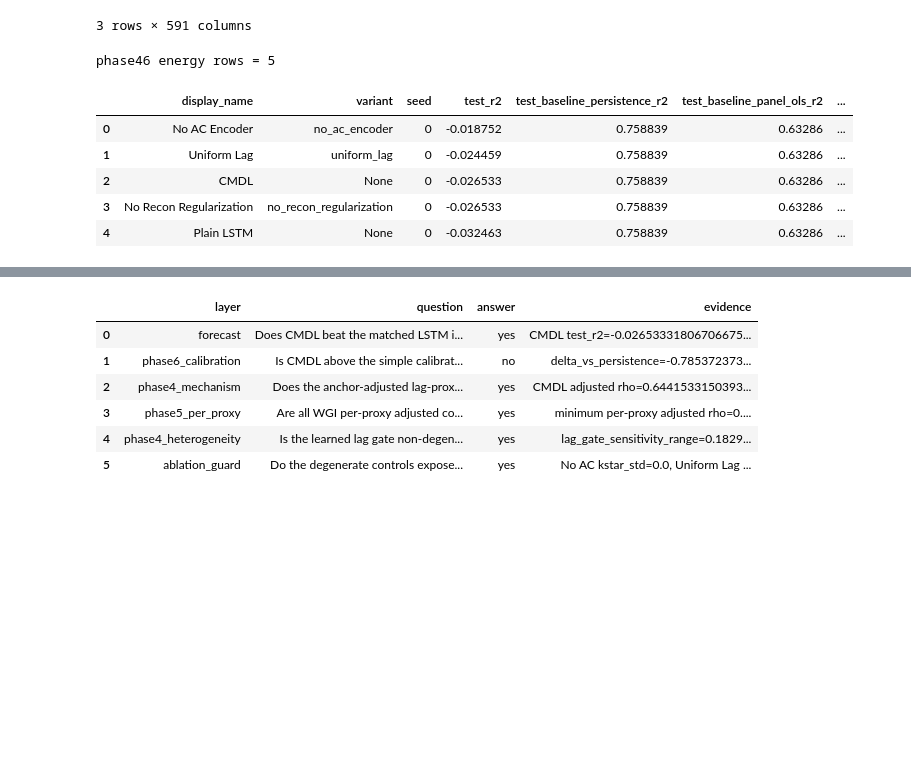
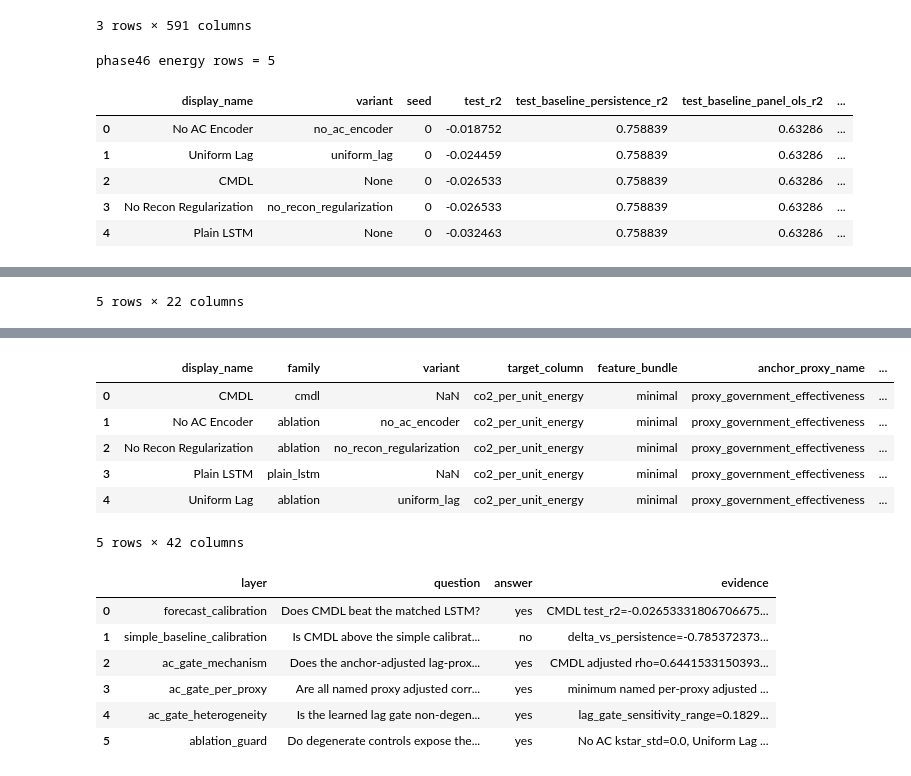
Before and after one commit to Oktinner0320/AC_GATE-CMDL, a Jupyter notebook: notebooks/03_energy_results.ipynb, the cells around one changed output, grey strips where cells are left out. Drawn from its saved outputs; the diff is of its cells as text; code cells hidden in the pictures; blank space fills up the shorter version.

```diff
--- a/notebooks/03_energy_results.ipynb
+++ b/notebooks/03_energy_results.ipynb
@@ -633,14 +633,18 @@ if repo_root is None:
 if str(repo_root) not in sys.path:
     sys.path.insert(0, str(repo_root))
 
+from evaluation import economics_comparison as economics_comparison_module
 from evaluation import energy_comparison as energy_comparison_module
 from experiments import run_energy as run_energy_module
 from experiments import run_energy_ablation as run_energy_ablation_module
+from experiments import run_energy_grouped_ardl as run_energy_grouped_ardl_module
 from experiments import run_energy_lstm_baseline as run_energy_lstm_baseline_module
 
+economics_comparison_module = importlib.reload(economics_comparison_module)
 energy_comparison_module = importlib.reload(energy_comparison_module)
 run_energy_module = importlib.reload(run_energy_module)
 run_energy_ablation_module = importlib.reload(run_energy_ablation_module)
+run_energy_grouped_ardl_module = importlib.reload(run_energy_grouped_ardl_module)
 run_energy_lstm_baseline_module = importlib.reload(run_energy_lstm_baseline_module)
 
 build_energy_comparison = energy_comparison_module.build_energy_comparison
@@ -651,11 +655,13 @@ build_mechanism_summary_table = energy_comparison_module.build_mechanism_summary
 build_mechanism_result_log = energy_comparison_module.build_mechanism_result_log
 run_cmdl_experiment = run_energy_module.run_experiment
 run_baseline_experiment = run_energy_lstm_baseline_module.run_experiment
+run_grouped_ardl_experiment = run_energy_grouped_ardl_module.run_experiment
 run_ablation_suite = run_energy_ablation_module.run_suite
 
 PHASE46_ENERGY_OUTPUT_ROOT = repo_root / "outputs" / "notebook_energy" / "phase46_formal_validation"
 PHASE46_ENERGY_CMDL_DIR = PHASE46_ENERGY_OUTPUT_ROOT / "cmdl"
 PHASE46_ENERGY_BASELINE_DIR = PHASE46_ENERGY_OUTPUT_ROOT / "plain_lstm"
+PHASE46_ENERGY_GROUPED_ARDL_DIR = PHASE46_ENERGY_OUTPUT_ROOT / "grouped_ardl"
 PHASE46_ENERGY_ABLATION_DIR = PHASE46_ENERGY_OUTPUT_ROOT / "ablation"
 PHASE46_ENERGY_COMPARISON_DIR = PHASE46_ENERGY_OUTPUT_ROOT / "comparison"
 PHASE46_ENERGY_SEEDS = [0, 1, 2]
@@ -691,6 +697,7 @@ for path in [
     PHASE46_ENERGY_OUTPUT_ROOT,
     PHASE46_ENERGY_CMDL_DIR,
     PHASE46_ENERGY_BASELINE_DIR,
+    PHASE46_ENERGY_GROUPED_ARDL_DIR,
     PHASE46_ENERGY_ABLATION_DIR,
     PHASE46_ENERGY_COMPARISON_DIR,
 ]:
@@ -803,6 +823,7 @@ phase46_energy_comparison = build_energy_comparison(
     cmdl_root=PHASE46_ENERGY_CMDL_DIR,
     baseline_root=PHASE46_ENERGY_BASELINE_DIR,
     ablation_root=PHASE46_ENERGY_ABLATION_DIR,
+    grouped_ardl_root=PHASE46_ENERGY_GROUPED_ARDL_DIR,
 )
 phase46_energy_task_table = build_task_table(phase46_energy_comparison)
 phase46_energy_interpretability_table = build_interpretability_table(phase46_energy_comparison)
@@ -893,3 +914,4 @@ phase46 energy rows = 5
 | 2 | No Recon Regularization | no_recon_regularization | 0 | proxy_government_effectiveness | -1.0 | -0.644153 | ... |
 | 3 | Uniform Lag | uniform_lag | 0 | proxy_government_effectiveness | -1.0 | NaN | ... |
 | 4 | No AC Encoder | no_ac_encoder | 0 | proxy_government_effectiveness | -1.0 | NaN | ... |
+5 rows × 22 columns
@@ -900,7 +922,14 @@ phase46 energy rows = 5
-|  | layer | question | answer | evidence |
-| 0 | forecast | Does CMDL beat the matched LSTM i... | yes | CMDL test_r2=-0.02653331806706675... |
-| 1 | phase6_calibration | Is CMDL above the simple calibrat... | no | delta_vs_persistence=-0.785372373... |
-| 2 | phase4_mechanism | Does the anchor-adjusted lag-prox... | yes | CMDL adjusted rho=0.6441533150393... |
-| 3 | phase5_per_proxy | Are all WGI per-proxy adjusted co... | yes | minimum per-proxy adjusted rho=0.... |
-| 4 | phase4_heterogeneity | Is the learned lag gate non-degen... | yes | lag_gate_sensitivity_range=0.1829... |
-| 5 | ablation_guard | Do the degenerate controls expose... | yes | No AC kstar_std=0.0, Uniform Lag ... |
+|  | display_name | family | variant | target_column | feature_bundle | anchor_proxy_name | ... |
+| 0 | CMDL | cmdl | NaN | co2_per_unit_energy | minimal | proxy_government_effectiveness | ... |
+| 1 | No AC Encoder | ablation | no_ac_encoder | co2_per_unit_energy | minimal | proxy_government_effectiveness | ... |
+| 2 | No Recon Regularization | ablation | no_recon_regularization | co2_per_unit_energy | minimal | proxy_government_effectiveness | ... |
+| 3 | Plain LSTM | plain_lstm | NaN | co2_per_unit_energy | minimal | proxy_government_effectiveness | ... |
+| 4 | Uniform Lag | ablation | uniform_lag | co2_per_unit_energy | minimal | proxy_government_effectiveness | ... |
+5 rows × 42 columns
+|  | layer | question | answer | evidence |
+| 0 | forecast_calibration | Does CMDL beat the matched LSTM? | yes | CMDL test_r2=-0.02653331806706675... |
+| 1 | simple_baseline_calibration | Is CMDL above the simple calibrat... | no | delta_vs_persistence=-0.785372373... |
+| 2 | ac_gate_mechanism | Does the anchor-adjusted lag-prox... | yes | CMDL adjusted rho=0.6441533150393... |
+| 3 | ac_gate_per_proxy | Are all named proxy adjusted corr... | yes | minimum named per-proxy adjusted ... |
+| 4 | ac_gate_heterogeneity | Is the learned lag gate non-degen... | yes | lag_gate_sensitivity_range=0.1829... |
+| 5 | ablation_guard | Do degenerate controls expose the... | yes | No AC kstar_std=0.0, Uniform Lag ... |
```
Also changed, not shown: parts of 3 cells of this notebook, 41 other files.
